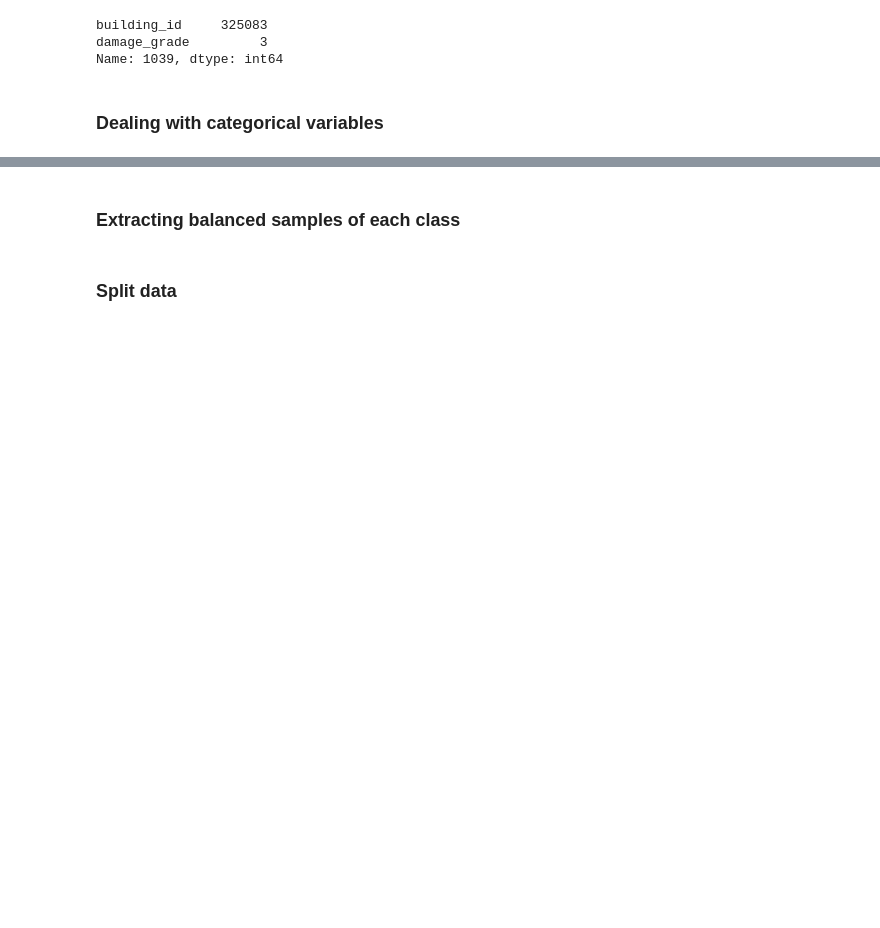
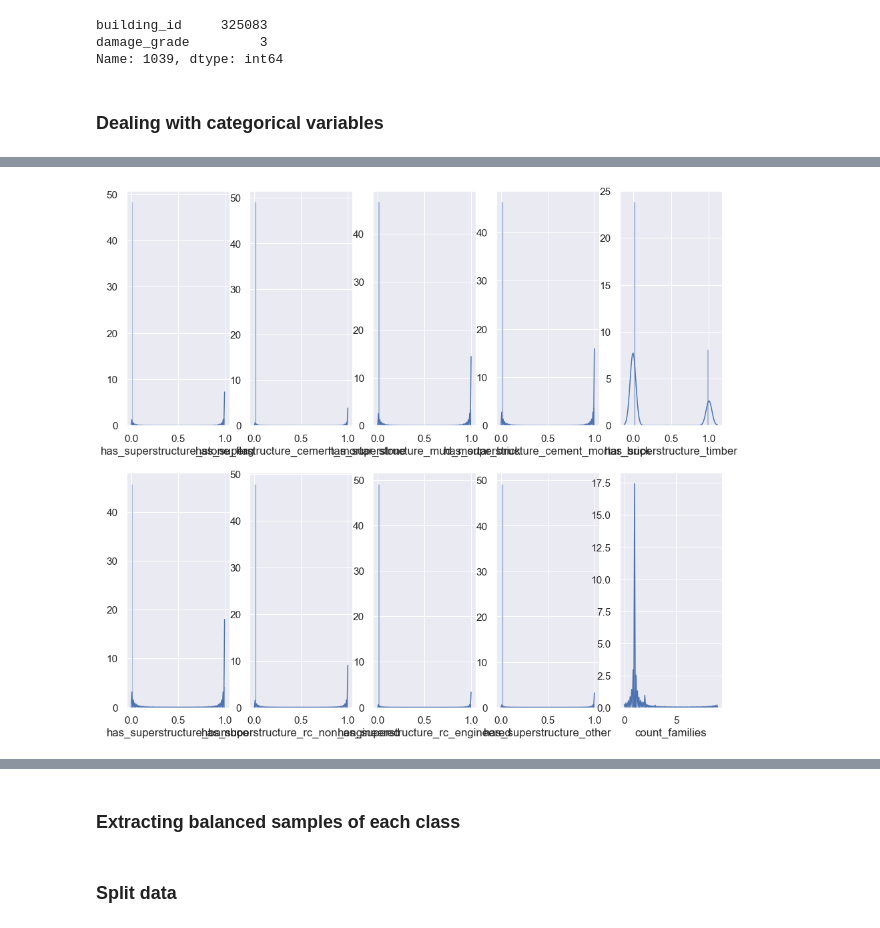
Before and after one commit to belulali/earthquake, a Jupyter notebook: SVM - Earthquake.ipynb, the cells around one changed output, grey strips where cells are left out. Cells and saved outputs as stored; diff of their text form; code cells hidden in the pictures; blank space fills up the shorter version.

```diff
--- a/SVM - Earthquake.ipynb
+++ b/SVM - Earthquake.ipynb
@@ -29,0 +69,4 @@ extended_train_features = hot_encode(raw_train_features, categorical_features)
+# %%
+distributionPlot(extended_train_features.iloc[:, 10: 20], 5)
+# %% [output]
+[figure, added]
```
Also changed, not shown: parts of 8 cells of this notebook, 4 other files.
